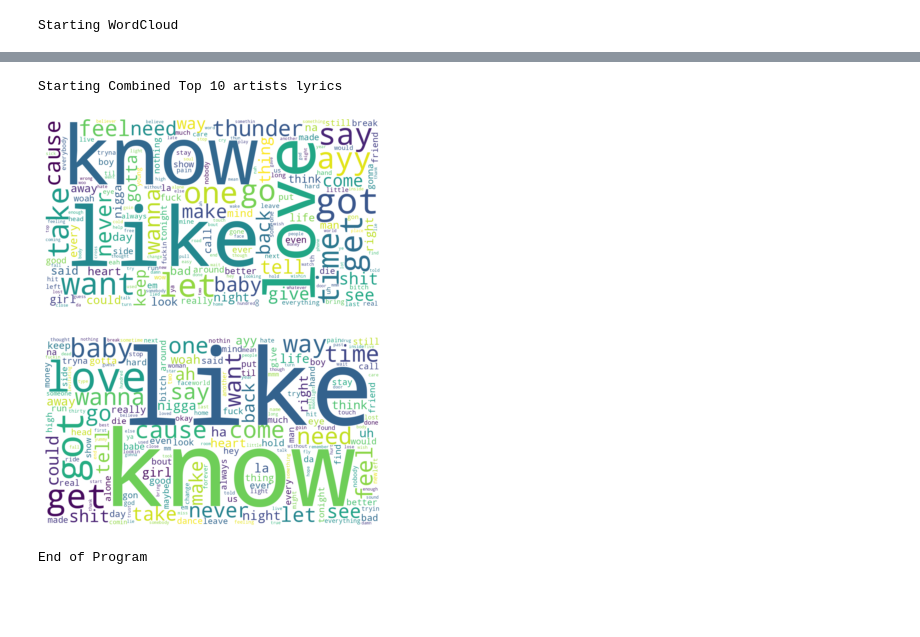
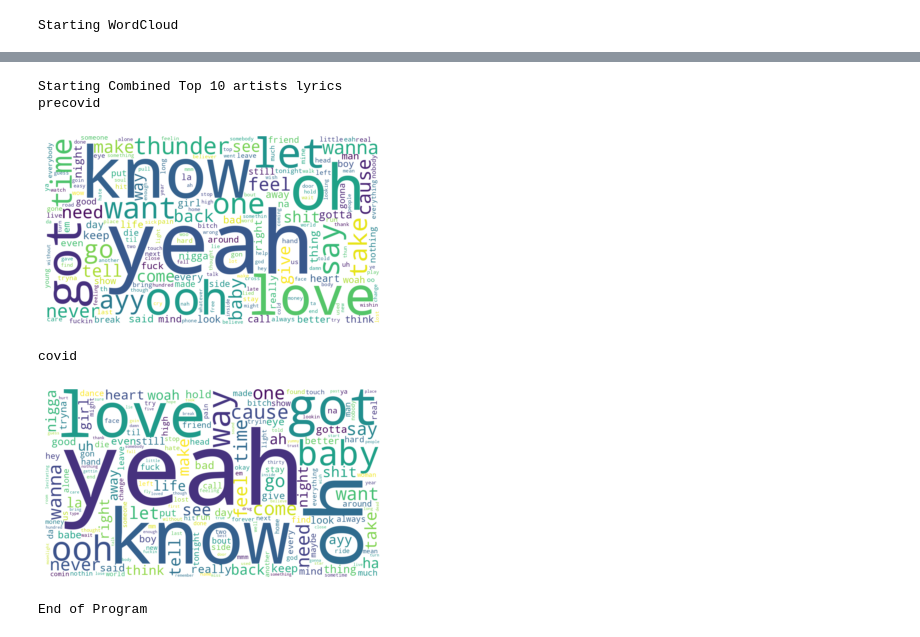
Before and after one commit to the-weds-meetup/song-lyrics-analysis, a Jupyter notebook: notebooks/wordcloud.ipynb, the cells around one changed output, grey strips where cells are left out. Cells and saved outputs as stored; diff of their text form; code cells hidden in the pictures; blank space fills up the shorter version.

```diff
--- a/notebooks/wordcloud.ipynb
+++ b/notebooks/wordcloud.ipynb
@@ -132,17 +135,13 @@ covid_top_10 = covid_combined_songs_list[:10]
 
 # precovid:
 # combine each artist in top10 lyrics together to get all lyrics song by that artist
+print("Starting PreCovid")
 for i in range(10):
   artist = precovid_combined_songs_list[i]
   combined_lyrics = " ".join(song_lyric for song_lyric in artist['lyrics_list'])
   name: str = artist['artist'].replace(" ", "_")
-
-  wordcloud = WordCloud(
-    width=1280,
-    height=720,
-    background_color='white',
-    collocations=False
-  ).generate(combined_lyrics)
+  wordcloud = create_wordcloud(combined_lyrics)
+  print(name)
 
   plt.figure()
   plt.imshow(wordcloud, interpolation='bilinear')
@@ -153,18 +152,13 @@ for i in range(10):
 
 # during covid:
 # combine each artist in top10 lyrics together to get all lyrics song by that artist
+print("Starting Covid")
 for i in range(10):
   artist = covid_combined_songs_list[i]
   combined_lyrics = " ".join(song_lyric for song_lyric in artist['lyrics_list'])
   name: str = artist['artist'].replace(" ", "_")
-
-  wordcloud = WordCloud(
-    width=1280,
-    height=720,
-    background_color='white',
-    collocations=False
-  ).generate(combined_lyrics)
-
+  wordcloud = create_wordcloud(combined_lyrics)
+  print(name)
   plt.figure()
   plt.imshow(wordcloud, interpolation='bilinear')
   plt.axis("off")
@@ -206,37 +202,41 @@ precovid_combined_lyrics = precovid_combined_lyrics.strip()
 covid_combined_lyrics = covid_combined_lyrics.strip()
 
 pre_wordcloud = WordCloud(
   width=1280,
   height=720,
   background_color='white',
   collocations=False,
-  stopwords=STOP_WORDS
+  # stopwords=STOP_WORDS
 ).generate(precovid_combined_lyrics)
 
 cov_wordcloud = WordCloud(
     width=1280,
     height=720,
     background_color='white',
     collocations=False,
-    stopwords=STOP_WORDS
+    # stopwords=STOP_WORDS
   ).generate(covid_combined_lyrics)
 
-pre_wordcloud.to_file(os.path.join(image_output_folder_path, "precovid_combined.png"))
-cov_wordcloud.to_file(os.path.join(image_output_folder_path, "covid_combined.png"))
+pre_wordcloud.to_file(os.path.join(image_output_folder_path, "combined_precovid.png"))
+cov_wordcloud.to_file(os.path.join(image_output_folder_path, "combined_covid.png"))
 
+print('precovid')
 plt.figure()
 plt.imshow(pre_wordcloud, interpolation='bilinear')
 plt.axis("off")
 plt.show()
 
+print('covid')
 plt.figure()
 plt.imshow(cov_wordcloud, interpolation='bilinear')
 plt.axis("off")
 plt.show()
 
 print("End of Program")
 # %% [output]
 Starting Combined Top 10 artists lyrics
+precovid
-[figure, old version]
+[figure, new version]
+covid
-[figure, old version]
+[figure, new version]
-End of Program
+End of Program
```
Also changed, not shown: parts of 4 cells of this notebook.
